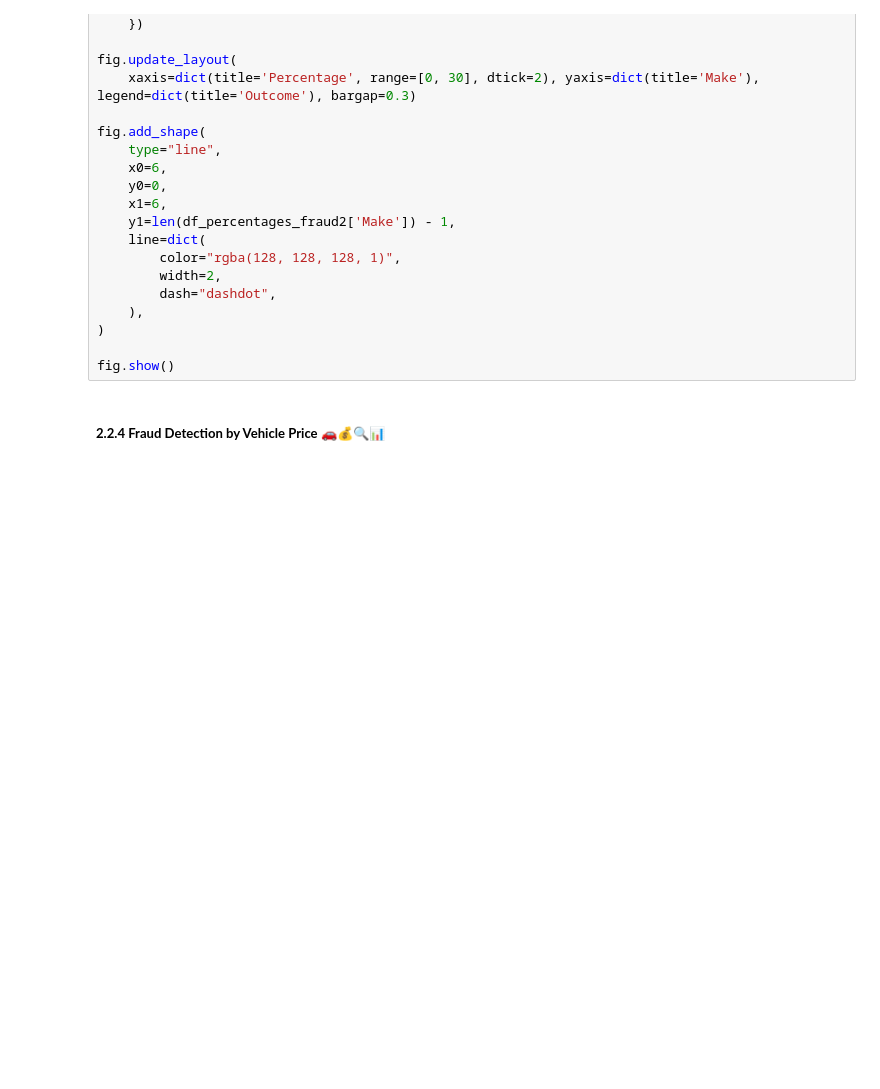
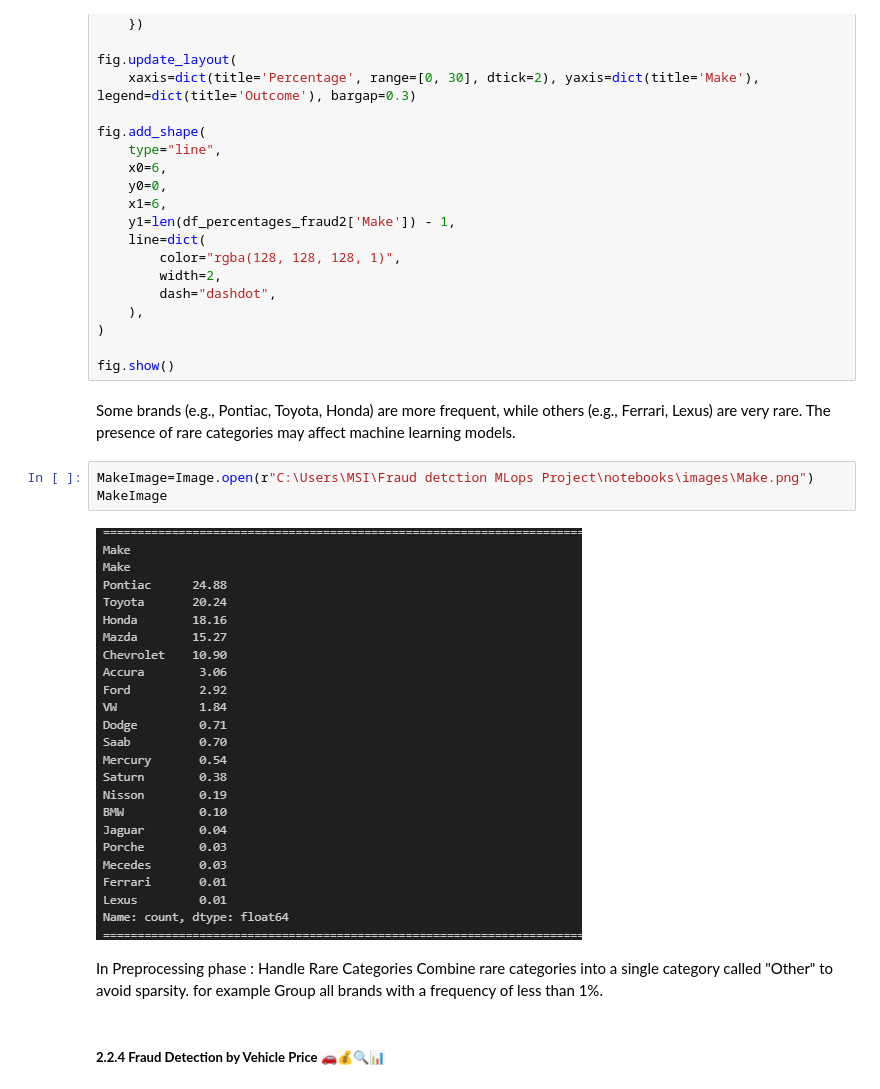
Before and after one commit to MedAzizdotcom/Fraud-detection-MLops-Project, a Jupyter notebook: notebooks/EDA_Fraud_Detection.ipynb, the cells around one changed output. Saved outputs shown, nothing was run; the diff lists cells and outputs as text; blank space fills up the shorter version.

```diff
--- a/notebooks/EDA_Fraud_Detection.ipynb
+++ b/notebooks/EDA_Fraud_Detection.ipynb
@@ -415,6 +503,19 @@ fig.add_shape(
 )
 
 fig.show()
+# %% [markdown]
+
+Some brands (e.g., Pontiac, Toyota, Honda) are more frequent, while others (e.g., Ferrari, Lexus) are very rare.
+The presence of rare categories may affect machine learning models.
+# %%
+MakeImage=Image.open(r"C:\Users\MSI\Fraud detction MLops Project\notebooks\images\Make.png")
+MakeImage
+# %% [output]
+[figure, added]
+# %% [markdown]
+In Preprocessing phase : Handle Rare Categories
+Combine rare categories into a single category called "Other" to avoid sparsity.
+for example Group all brands with a frequency of less than 1%.
 # %% [markdown]
 ##### **2.2.4 Fraud Detection by Vehicle Price** 🚗💰🔍📊
 # %%
```
Also changed, not shown: parts of 18 cells of this notebook, 6 other files.
